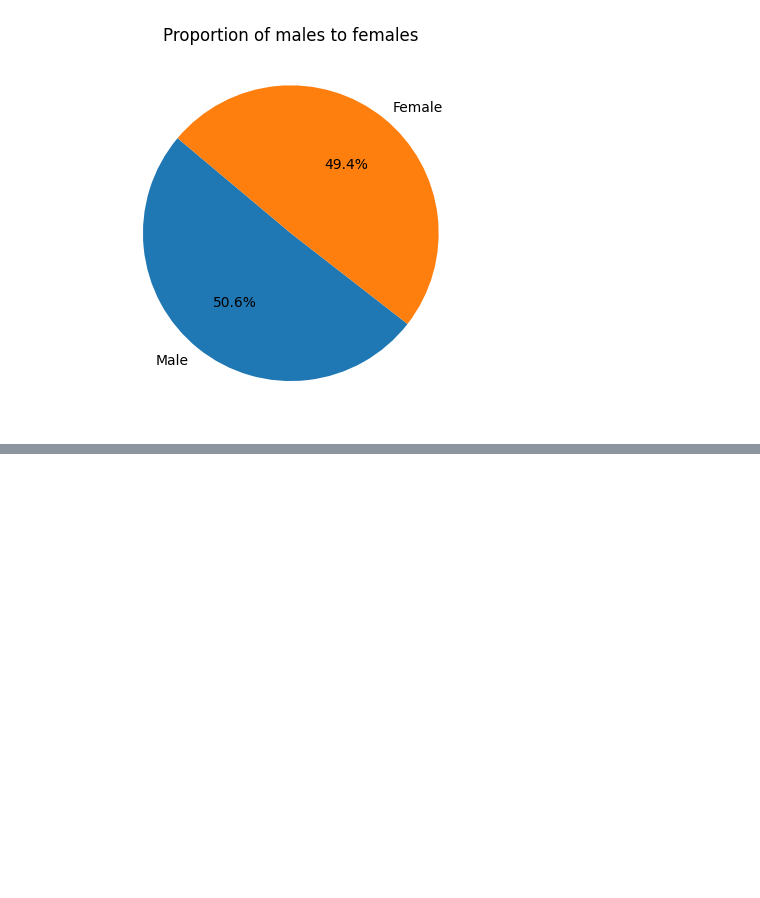
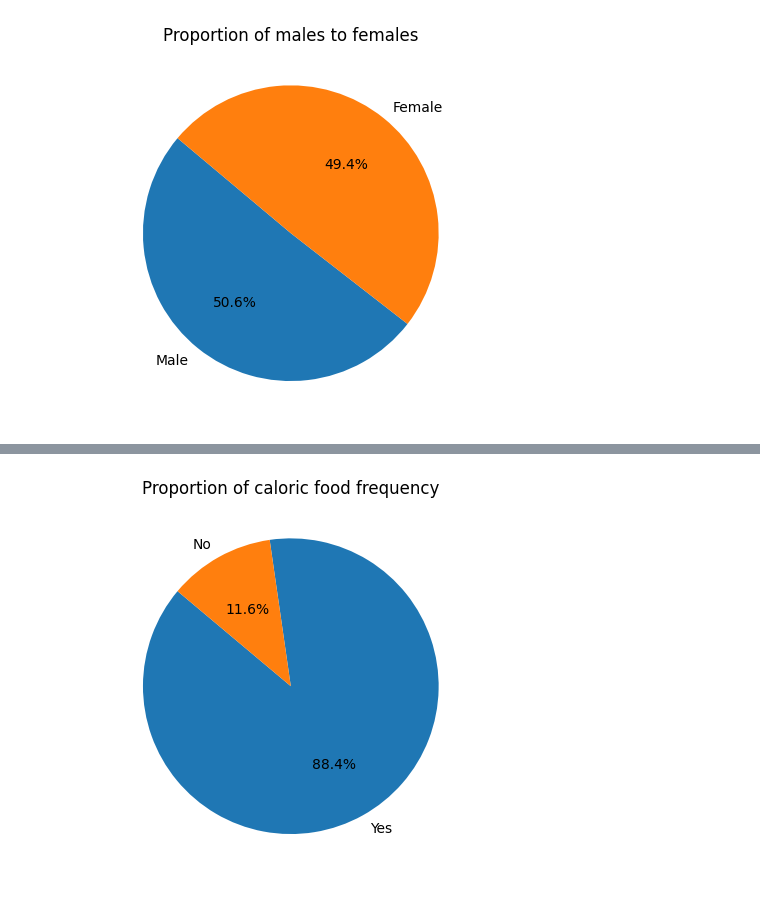
Before and after one commit to SamGombs20/DataAnalysisSample, a Jupyter notebook: code/obesiScanAnalysis.ipynb, the cells around one changed output, grey strips where cells are left out. Cells and saved outputs as stored; diff of their text form; code cells hidden in the pictures; blank space fills up the shorter version.

```diff
--- a/code/obesiScanAnalysis.ipynb
+++ b/code/obesiScanAnalysis.ipynb
@@ -59,0 +68,7 @@ plt.show()
+# %%
+caloric_food_freq_proportion = df['caloric_food_freq'].value_counts()/df['caloric_food_freq'].count()
+plt.pie(caloric_food_freq_proportion, labels=['Yes', 'No'], autopct='%1.1f%%', startangle=140)
+plt.title('Proportion of caloric food frequency')
+plt.show()
+# %% [output]
+[figure, added]
```
Also changed, not shown: parts of 4 cells of this notebook.
